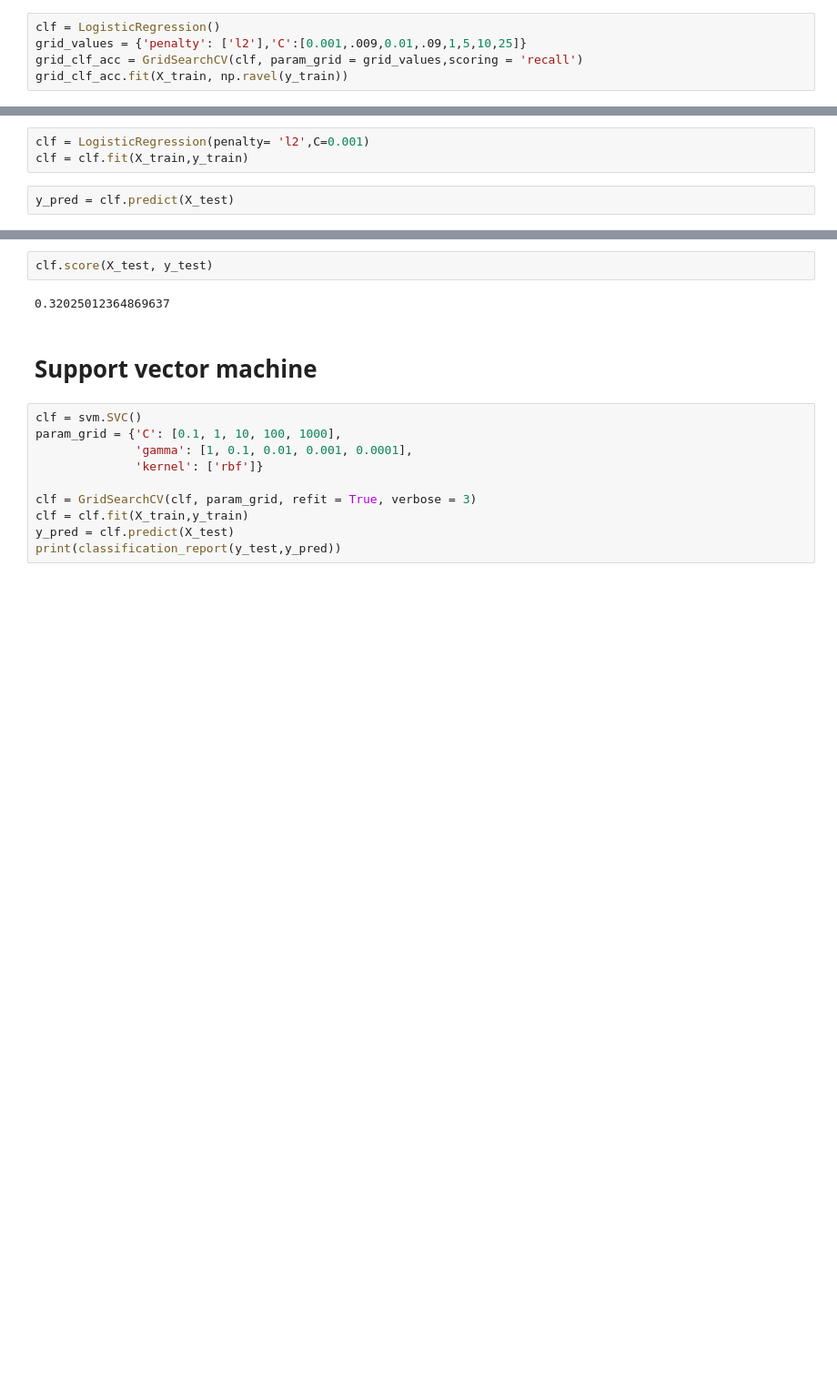
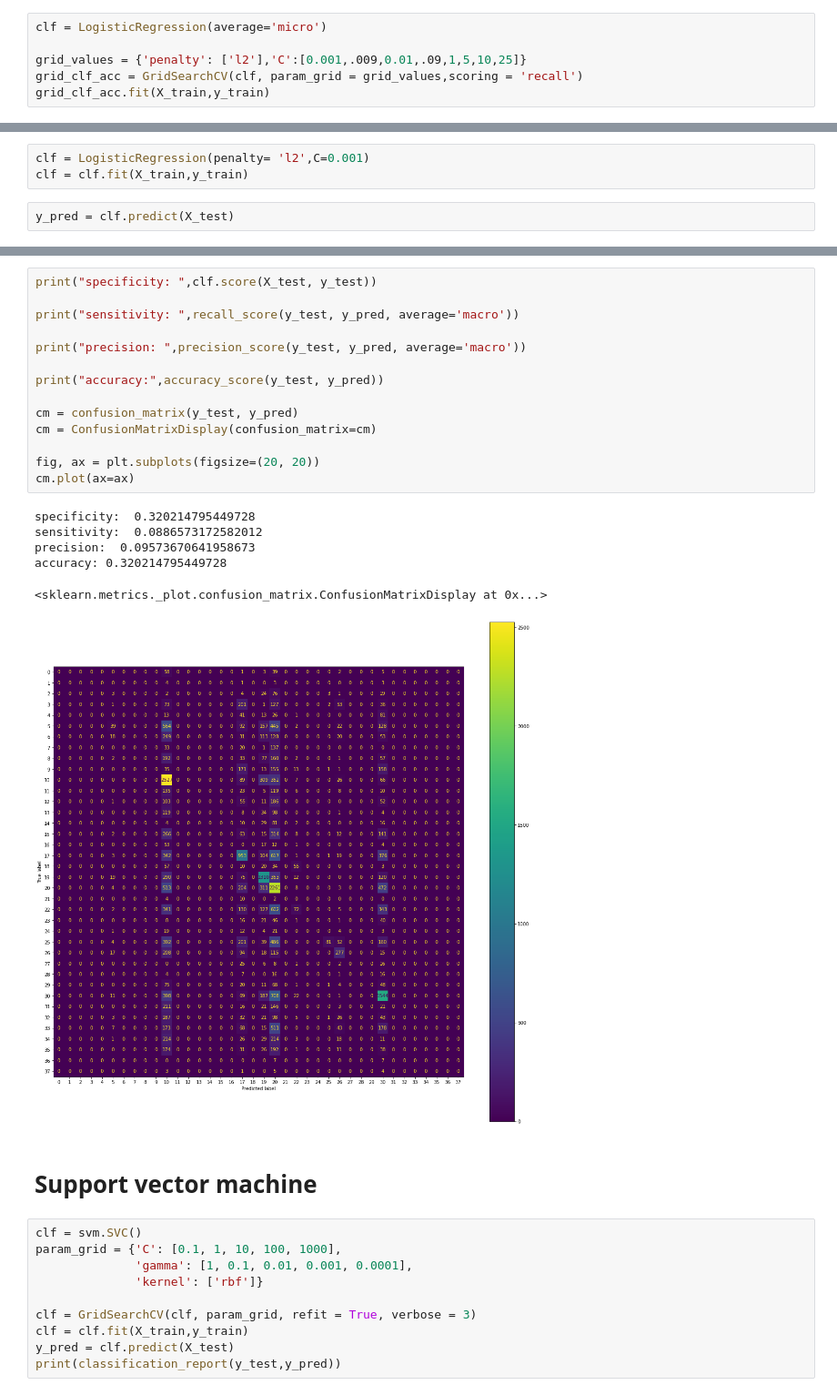
Before and after one commit to FernandoPerezLara/RASFF-predictions-dashboard, a Jupyter notebook: Models/Baselines/ML_algorithms.ipynb, the cells around one changed output, grey strips where cells are left out. Shown at 91% size. Cells and saved outputs as stored; diff of their text form; blank space fills up the shorter version.

```diff
--- a/Models/Baselines/ML_algorithms.ipynb
+++ b/Models/Baselines/ML_algorithms.ipynb
@@ -262,10 +279,11 @@ clf.score(X_test_one_hot.toarray(), y_test)
 # %% [markdown]
 # Regresión logística
 # %%
-clf = LogisticRegression()
+clf = LogisticRegression(average='micro')
+
 grid_values = {'penalty': ['l2'],'C':[0.001,.009,0.01,.09,1,5,10,25]}
 grid_clf_acc = GridSearchCV(clf, param_grid = grid_values,scoring = 'recall')
-grid_clf_acc.fit(X_train, np.ravel(y_train))
+grid_clf_acc.fit(X_train,y_train)
 # %%
 grid_clf_acc.best_params_
 # %% [output]
@@ -295,10 +313,27 @@ print(classification_report(y_test,y_pred))
                                          accuracy                           0.32     28306
                                         macro avg       0.10      0.09      0.07     28306
                                      weighted avg       0.26      0.32      0.24     28306
-# %%
-clf.score(X_test, y_test)
-# %% [output]
-0.32025012364869637
+# %%
+print("specificity: ",clf.score(X_test, y_test))
+
+print("sensitivity: ",recall_score(y_test, y_pred, average='macro'))
+
+print("precision: ",precision_score(y_test, y_pred, average='macro'))
+
+print("accuracy:",accuracy_score(y_test, y_pred))
+
+cm = confusion_matrix(y_test, y_pred)
+cm = ConfusionMatrixDisplay(confusion_matrix=cm)
+
+fig, ax = plt.subplots(figsize=(20, 20))
+cm.plot(ax=ax)
+# %% [output]
+specificity:  0.320214795449728
+sensitivity:  0.0886573172582012
+precision:  0.09573670641958673
+accuracy: 0.320214795449728
+<sklearn.metrics._plot.confusion_matrix.ConfusionMatrixDisplay at 0x...>
+[figure, added]
 # %% [markdown]
 # Support vector machine
 # %%
```
Also changed, not shown: parts of 11 cells of this notebook.
